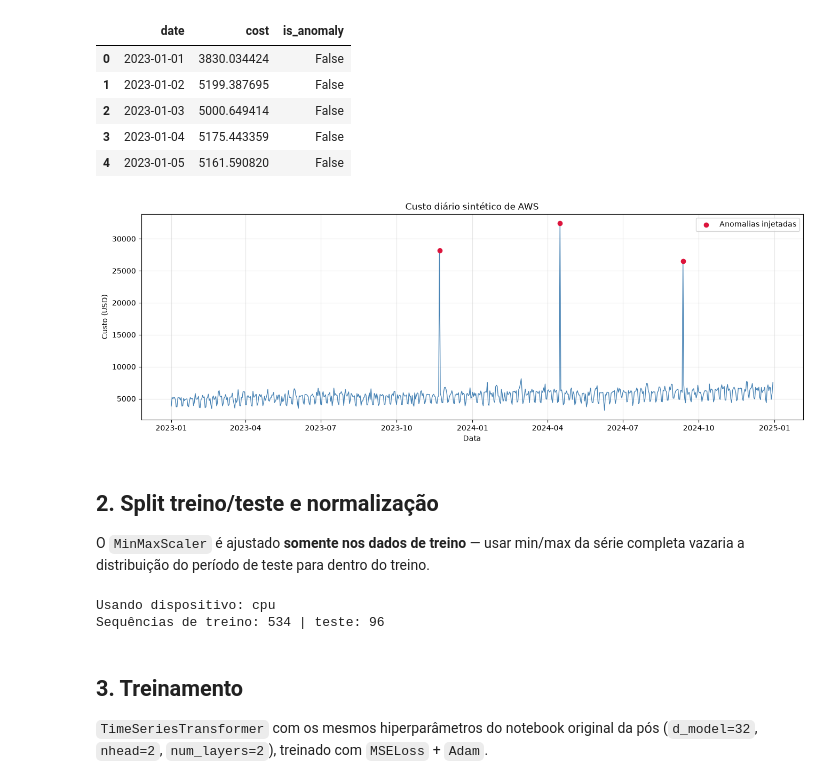
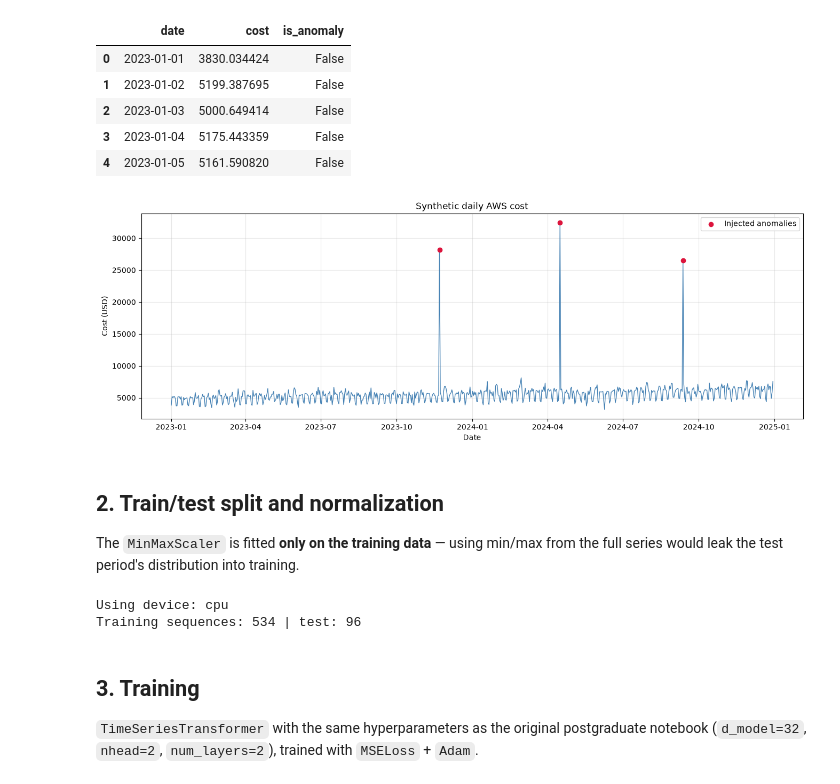
Before and after one commit to tommmdl/aws-cost-transformer-forecast, a Jupyter notebook: notebooks/01_treinamento_e_avaliacao.ipynb, the cells around one changed output. Drawn from its saved outputs; the diff is of its cells as text; code cells hidden in the pictures.

```diff
--- a/notebooks/01_treinamento_e_avaliacao.ipynb
+++ b/notebooks/01_treinamento_e_avaliacao.ipynb
@@ -41,28 +41,28 @@ df.head()
 # %%
 plt.figure(figsize=(16, 5))
 plt.plot(df["date"], df["cost"], color="steelblue", linewidth=1)
 plt.scatter(
     df.loc[df["is_anomaly"], "date"],
     df.loc[df["is_anomaly"], "cost"],
     color="crimson",
-    label="Anomalias injetadas",
+    label="Injected anomalies",
     zorder=5,
 )
-plt.title("Custo diário sintético de AWS")
-plt.xlabel("Data")
-plt.ylabel("Custo (USD)")
+plt.title("Synthetic daily AWS cost")
+plt.xlabel("Date")
+plt.ylabel("Cost (USD)")
 plt.legend()
 plt.grid(alpha=0.3)
 plt.show()
 # %% [output]
-[figure, old version]
+[figure, new version]
 # %% [markdown]
-## 2. Split treino/teste e normalização
+## 2. Train/test split and normalization
 
-O `MinMaxScaler` é ajustado **somente nos dados de treino** — usar min/max da série completa vazaria a distribuição do período de teste para dentro do treino.
+The `MinMaxScaler` is fitted **only on the training data** — using min/max from the full series would leak the test period's distribution into training.
 # %%
 device = select_device()
-print(f"Usando dispositivo: {device}")
+print(f"Using device: {device}")
 
 input_window = 50
 train_split = 0.8
@@ -87,14 +87,14 @@ train_loader, test_loader = build_dataloaders(
     X_train, y_train, X_test, y_test, batch_size
 )
 
-print(f"Sequências de treino: {len(train_sequences)} | teste: {len(test_sequences)}")
+print(f"Training sequences: {len(train_sequences)} | test: {len(test_sequences)}")
 # %% [output]
-Usando dispositivo: cpu
-Sequências de treino: 534 | teste: 96
+Using device: cpu
+Training sequences: 534 | test: 96
 # %% [markdown]
-## 3. Treinamento
+## 3. Training
 
-`TimeSeriesTransformer` com os mesmos hiperparâmetros do notebook original da pós (`d_model=32`, `nhead=2`, `num_layers=2`), treinado com `MSELoss` + `Adam`.
+`TimeSeriesTransformer` with the same hyperparameters as the original postgraduate notebook (`d_model=32`, `nhead=2`, `num_layers=2`), trained with `MSELoss` + `Adam`.
 # %%
 model = TimeSeriesTransformer(
     input_dim=1, d_model=32, nhead=2, num_layers=2, dropout=0.1
```
Also changed, not shown: parts of 8 cells of this notebook, 12 other files.
